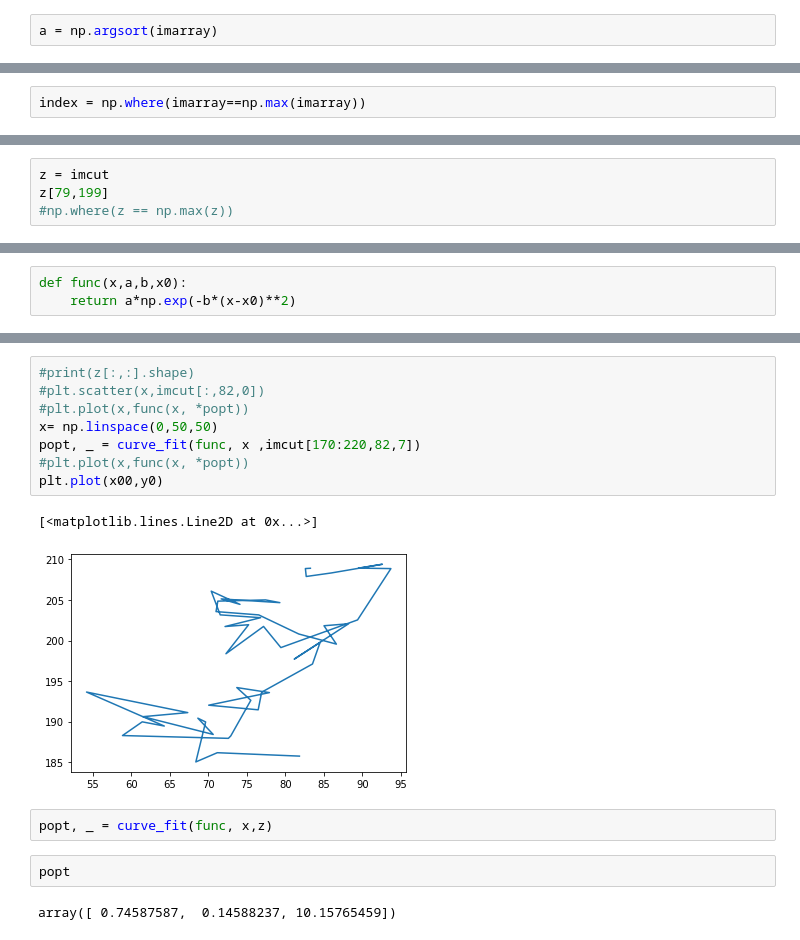
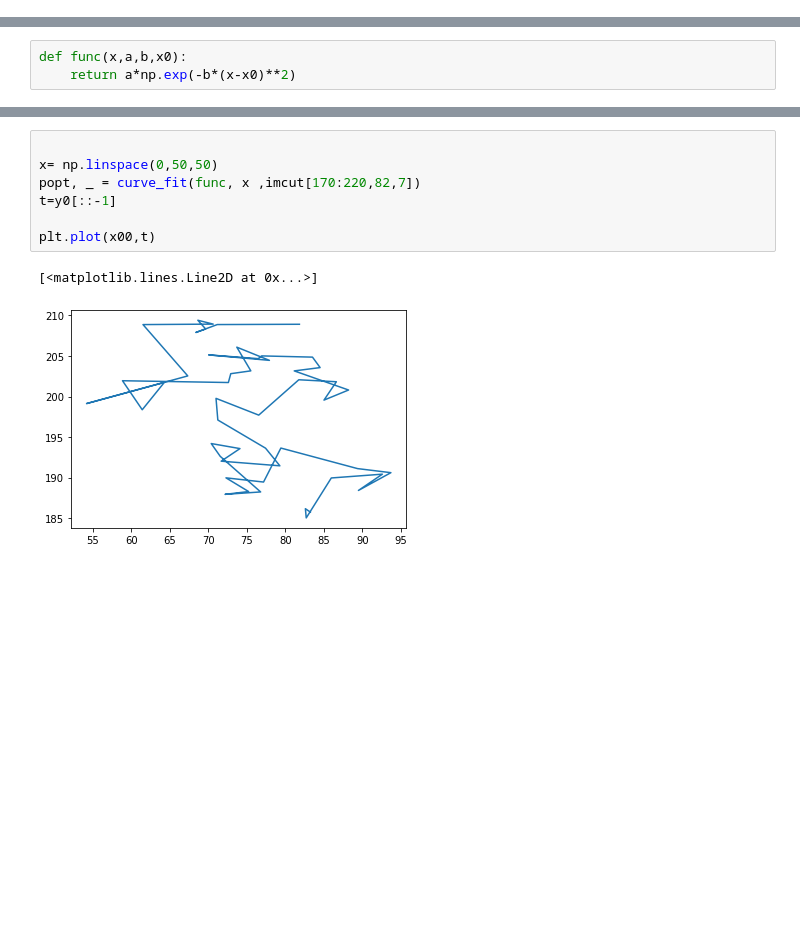
Before and after one commit to arashahmadi564/arash, a Jupyter notebook: code_ali.ipynb, the cells around one changed output, grey strips where cells are left out. Saved outputs shown, nothing was run; the diff lists cells and outputs as text; blank space fills up the shorter version.

```diff
--- a/code_ali.ipynb
+++ b/code_ali.ipynb
@@ -24,2 +19,0 @@ imarray.shape
-# %%
-a = np.argsort(imarray)
@@ -31,2 +19,0 @@ np.max(imarray)
-# %%
-index = np.where(imarray==np.max(imarray))
@@ -53,7 +29,3 @@ def fit(x,y,x0, y0,sigma):
     return g
 # %%
 x, y = np.meshgrid(np.linspace(0,300,300),np.linspace(0,300,300))
-# %%
-z = imcut
-z[79,199]
-#np.where(z == np.max(z))
@@ -187,17 +74,10 @@ RuntimeError: Optimal parameters not found: Number of calls to function has reac
 # %%
-#print(z[:,:].shape)
-#plt.scatter(x,imcut[:,82,0])
-#plt.plot(x,func(x, *popt))
+
 x= np.linspace(0,50,50)
 popt, _ = curve_fit(func, x ,imcut[170:220,82,7])
-#plt.plot(x,func(x, *popt))
-plt.plot(x00,y0)
+t=y0[::-1]
+
+plt.plot(x00,t)
 # %% [output]
 [<matplotlib.lines.Line2D at 0x...>]
-[figure, old version]
+[figure, new version]
-# %%
-popt, _ = curve_fit(func, x,z)
-# %%
-popt
-# %% [output]
-array([ 0.74587587,  0.14588237, 10.15765459])
```
Also changed, not shown: parts of 10 cells of this notebook.
